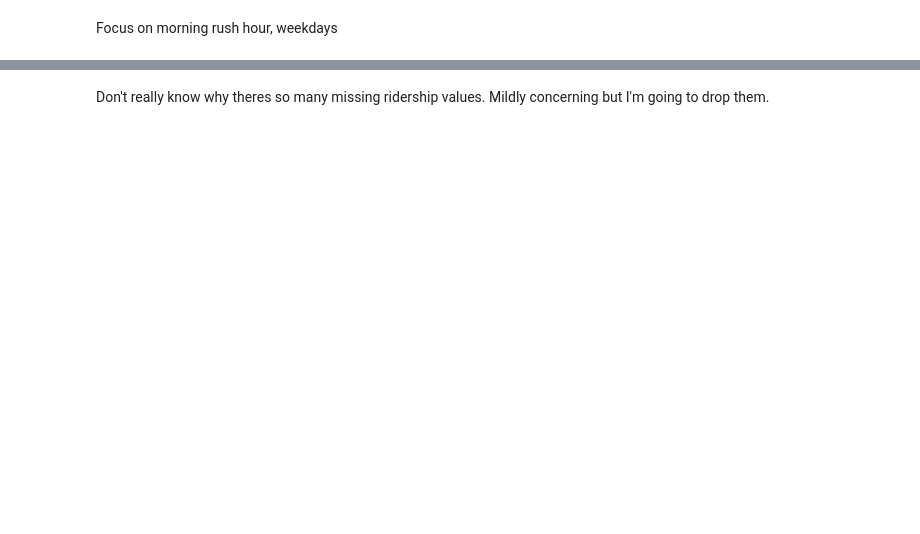
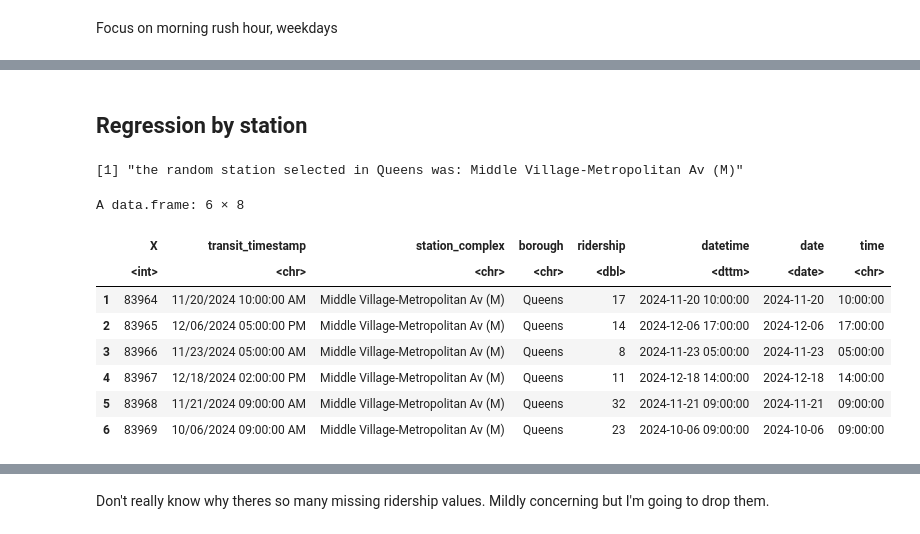
Before and after one commit to lily-harper/statsproject, a Jupyter notebook: notebooks/1_data.ipynb, the cells around one changed output, grey strips where cells are left out. Drawn from its saved outputs; the diff is of its cells as text; code cells hidden in the pictures; blank space fills up the shorter version.

```diff
--- a/notebooks/1_data.ipynb
+++ b/notebooks/1_data.ipynb
@@ -208,0 +251,28 @@ df_rush |> filter(!day %in% c("Saturday", "Sunday")) -> df_rush
+# %% [markdown]
+## Regression by station
+# %%
+# random station
+set.seed(99)
+
+df |> filter(borough == "Queens") -> queens
+queen_rows <- nrow(queens)
+random_row <- sample(queen_rows, 1)
+
+station <- queens[random_row, "station_complex"]
+
+paste0("the random station selected in Queens was: ", station)
+
+queens |> filter(station_complex == station) -> df_queens
+
+head(df_queens)
+# %% [output]
+[1] "the random station selected in Queens was: Middle Village-Metropolitan Av (M)"
+A data.frame: 6 × 8
+|  | X | transit_timestamp | station_complex | borough | ridership | datetime | date | time |
+|  | <int> | <chr> | <chr> | <chr> | <dbl> | <dttm> | <date> | <chr> |
+| 1 | 83964 | 11/20/2024 10:00:00 AM | Middle Village-Metropolitan Av (M) | Queens | 17 | 2024-11-20 10:00:00 | 2024-11-20 | 10:00:00 |
+| 2 | 83965 | 12/06/2024 05:00:00 PM | Middle Village-Metropolitan Av (M) | Queens | 14 | 2024-12-06 17:00:00 | 2024-12-06 | 17:00:00 |
+| 3 | 83966 | 11/23/2024 05:00:00 AM | Middle Village-Metropolitan Av (M) | Queens | 8 | 2024-11-23 05:00:00 | 2024-11-23 | 05:00:00 |
+| 4 | 83967 | 12/18/2024 02:00:00 PM | Middle Village-Metropolitan Av (M) | Queens | 11 | 2024-12-18 14:00:00 | 2024-12-18 | 14:00:00 |
+| 5 | 83968 | 11/21/2024 09:00:00 AM | Middle Village-Metropolitan Av (M) | Queens | 32 | 2024-11-21 09:00:00 | 2024-11-21 | 09:00:00 |
+| 6 | 83969 | 10/06/2024 09:00:00 AM | Middle Village-Metropolitan Av (M) | Queens | 23 | 2024-10-06 09:00:00 | 2024-10-06 | 09:00:00 |
```
Also changed, not shown: parts of 54 cells of this notebook, 10 other files.
